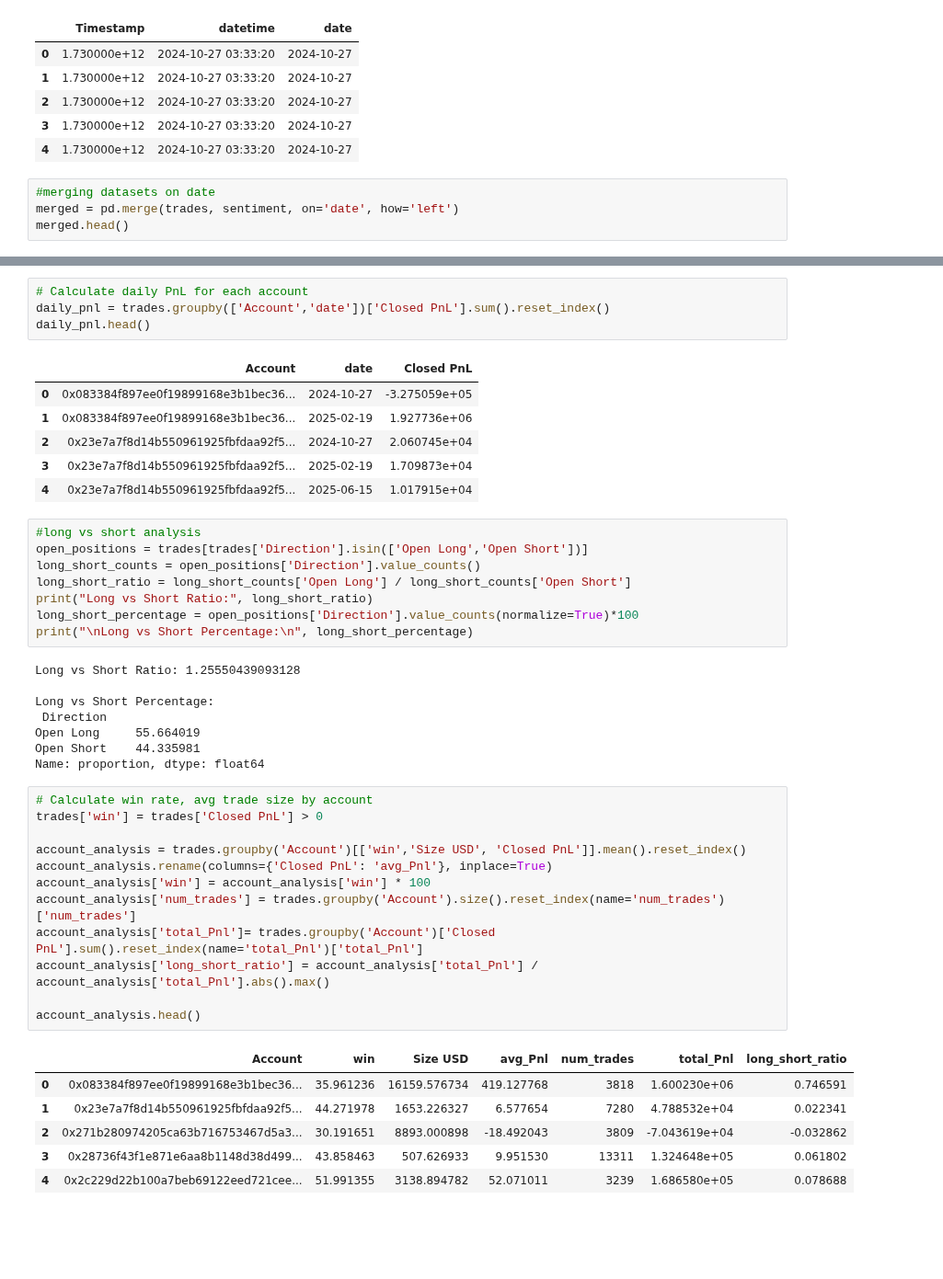
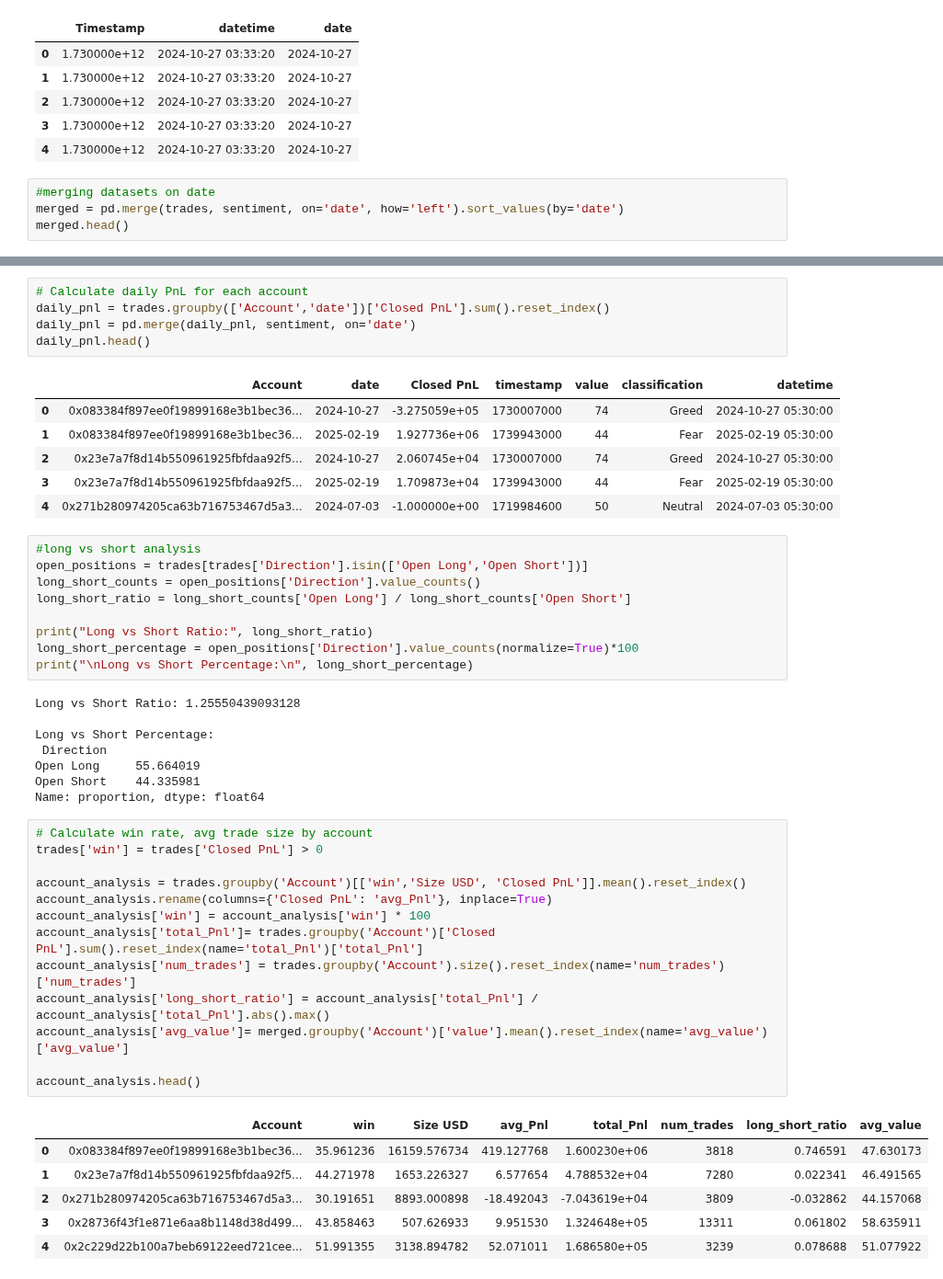
Before and after one commit to aimansana/Trader-Performance-vs-Market-Sentiment, a Jupyter notebook: test.ipynb, the cells around one changed output, grey strips where cells are left out. Shown at 92% size. Cells and saved outputs as stored; diff of their text form; blank space fills up the shorter version.

```diff
--- a/test.ipynb
+++ b/test.ipynb
@@ -94,7 +94,7 @@ trades[['Timestamp','datetime','date']].head()
 | 4 | 1.730000e+12 | 2024-10-27 03:33:20 | 2024-10-27 |
 # %%
 #merging datasets on date
-merged = pd.merge(trades, sentiment, on='date', how='left')
+merged = pd.merge(trades, sentiment, on='date', how='left').sort_values(by='date')
 merged.head()
 # %% [output]
 |  | Account | Coin | Execution Price | Size Tokens | Size USD | Side | Timestamp IST | Start Position | ... |
@@ -107,19 +107,21 @@ merged.head()
 # %%
 # Calculate daily PnL for each account
 daily_pnl = trades.groupby(['Account','date'])['Closed PnL'].sum().reset_index()
+daily_pnl = pd.merge(daily_pnl, sentiment, on='date')
 daily_pnl.head()
 # %% [output]
-|  | Account | date | Closed PnL |
-| 0 | 0x083384f897ee0f19899168e3b1bec36... | 2024-10-27 | -3.275059e+05 |
-| 1 | 0x083384f897ee0f19899168e3b1bec36... | 2025-02-19 | 1.927736e+06 |
-| 2 | 0x23e7a7f8d14b550961925fbfdaa92f5... | 2024-10-27 | 2.060745e+04 |
-| 3 | 0x23e7a7f8d14b550961925fbfdaa92f5... | 2025-02-19 | 1.709873e+04 |
-| 4 | 0x23e7a7f8d14b550961925fbfdaa92f5... | 2025-06-15 | 1.017915e+04 |
+|  | Account | date | Closed PnL | timestamp | value | classification | datetime |
+| 0 | 0x083384f897ee0f19899168e3b1bec36... | 2024-10-27 | -3.275059e+05 | 1730007000 | 74 | Greed | 2024-10-27 05:30:00 |
+| 1 | 0x083384f897ee0f19899168e3b1bec36... | 2025-02-19 | 1.927736e+06 | 1739943000 | 44 | Fear | 2025-02-19 05:30:00 |
+| 2 | 0x23e7a7f8d14b550961925fbfdaa92f5... | 2024-10-27 | 2.060745e+04 | 1730007000 | 74 | Greed | 2024-10-27 05:30:00 |
+| 3 | 0x23e7a7f8d14b550961925fbfdaa92f5... | 2025-02-19 | 1.709873e+04 | 1739943000 | 44 | Fear | 2025-02-19 05:30:00 |
+| 4 | 0x271b280974205ca63b716753467d5a3... | 2024-07-03 | -1.000000e+00 | 1719984600 | 50 | Neutral | 2024-07-03 05:30:00 |
 # %%
 #long vs short analysis
 open_positions = trades[trades['Direction'].isin(['Open Long','Open Short'])]
 long_short_counts = open_positions['Direction'].value_counts()
 long_short_ratio = long_short_counts['Open Long'] / long_short_counts['Open Short']
+
 print("Long vs Short Ratio:", long_short_ratio)
 long_short_percentage = open_positions['Direction'].value_counts(normalize=True)*100
 print("\nLong vs Short Percentage:\n", long_short_percentage)
@@ -134,22 +136,23 @@ Name: proportion, dtype: float64
 # %%
 # Calculate win rate, avg trade size by account
 trades['win'] = trades['Closed PnL'] > 0
 
 account_analysis = trades.groupby('Account')[['win','Size USD', 'Closed PnL']].mean().reset_index()
 account_analysis.rename(columns={'Closed PnL': 'avg_Pnl'}, inplace=True)
 account_analysis['win'] = account_analysis['win'] * 100
+account_analysis['total_Pnl']= trades.groupby('Account')['Closed PnL'].sum().reset_index(name='total_Pnl')['total_Pnl']
 account_analysis['num_trades'] = trades.groupby('Account').size().reset_index(name='num_trades')['num_trades']
-account_analysis['total_Pnl']= trades.groupby('Account')['Closed PnL'].sum().reset_index(name='total_Pnl')['total_Pnl']
 account_analysis['long_short_ratio'] = account_analysis['total_Pnl'] / account_analysis['total_Pnl'].abs().max()
+account_analysis['avg_value']= merged.groupby('Account')['value'].mean().reset_index(name='avg_value')['avg_value']
 
 account_analysis.head()
 # %% [output]
-|  | Account | win | Size USD | avg_Pnl | num_trades | total_Pnl | long_short_ratio |
-| 0 | 0x083384f897ee0f19899168e3b1bec36... | 35.961236 | 16159.576734 | 419.127768 | 3818 | 1.600230e+06 | 0.746591 |
-| 1 | 0x23e7a7f8d14b550961925fbfdaa92f5... | 44.271978 | 1653.226327 | 6.577654 | 7280 | 4.788532e+04 | 0.022341 |
-| 2 | 0x271b280974205ca63b716753467d5a3... | 30.191651 | 8893.000898 | -18.492043 | 3809 | -7.043619e+04 | -0.032862 |
-| 3 | 0x28736f43f1e871e6aa8b1148d38d499... | 43.858463 | 507.626933 | 9.951530 | 13311 | 1.324648e+05 | 0.061802 |
-| 4 | 0x2c229d22b100a7beb69122eed721cee... | 51.991355 | 3138.894782 | 52.071011 | 3239 | 1.686580e+05 | 0.078688 |
+|  | Account | win | Size USD | avg_Pnl | total_Pnl | num_trades | long_short_ratio | avg_value |
+| 0 | 0x083384f897ee0f19899168e3b1bec36... | 35.961236 | 16159.576734 | 419.127768 | 1.600230e+06 | 3818 | 0.746591 | 47.630173 |
+| 1 | 0x23e7a7f8d14b550961925fbfdaa92f5... | 44.271978 | 1653.226327 | 6.577654 | 4.788532e+04 | 7280 | 0.022341 | 46.491565 |
+| 2 | 0x271b280974205ca63b716753467d5a3... | 30.191651 | 8893.000898 | -18.492043 | -7.043619e+04 | 3809 | -0.032862 | 44.157068 |
+| 3 | 0x28736f43f1e871e6aa8b1148d38d499... | 43.858463 | 507.626933 | 9.951530 | 1.324648e+05 | 13311 | 0.061802 | 58.635911 |
+| 4 | 0x2c229d22b100a7beb69122eed721cee... | 51.991355 | 3138.894782 | 52.071011 | 1.686580e+05 | 3239 | 0.078688 | 51.077922 |
 # %%
 # Calculate win rate, avg trade size by date
 daily_analysis = trades.groupby('date')[['win', 'Size USD', 'Closed PnL']].mean().reset_index()
```
Also changed, not shown: parts of 8 cells of this notebook.
